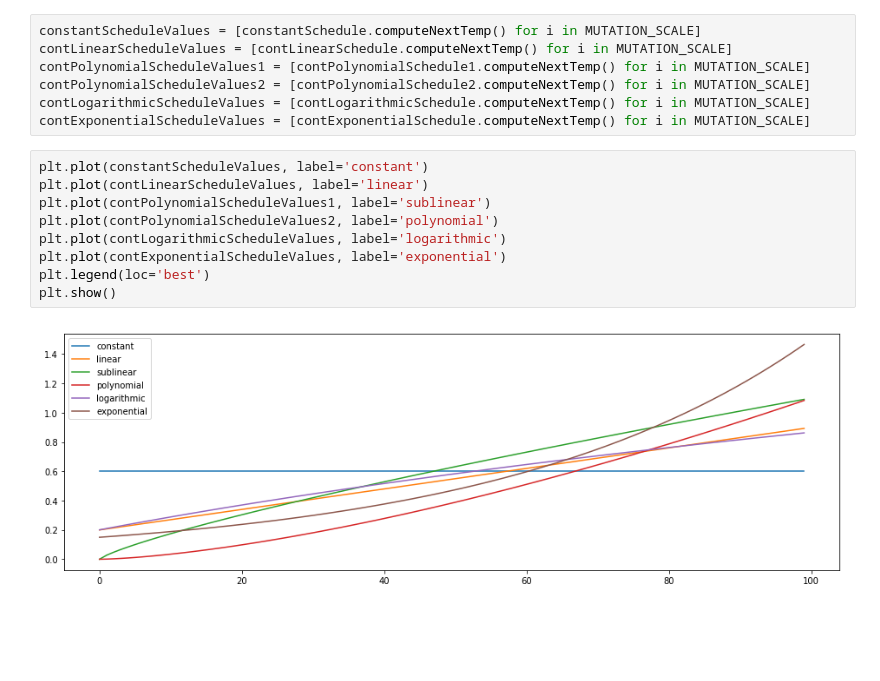
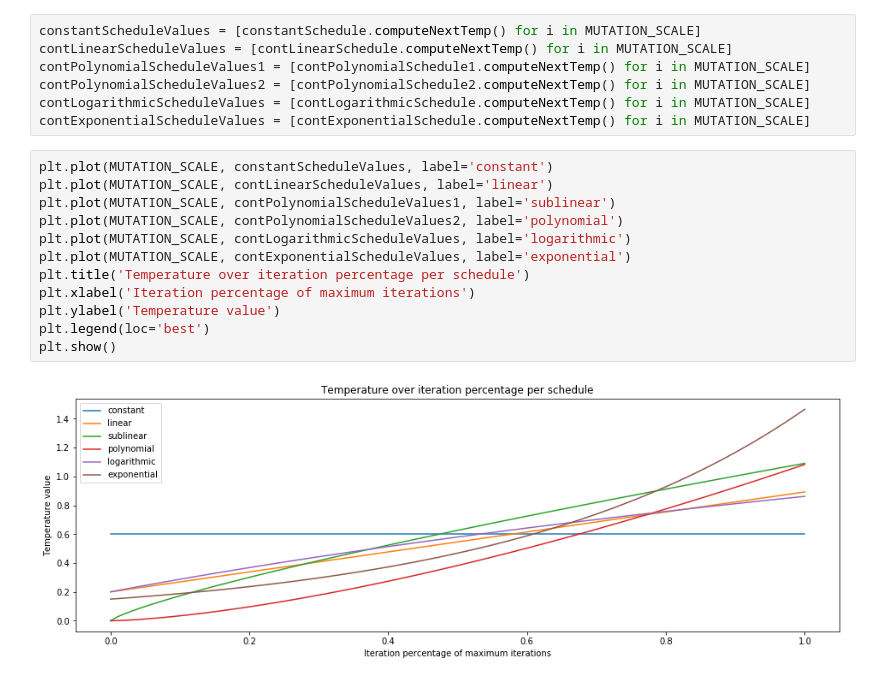
Before and after one commit to njroussel/SimulatedAnnealing, a Jupyter notebook: Schedules.ipynb, the cells around one changed output. Drawn from its saved outputs; the diff is of its cells as text; blank space fills up the shorter version.

Commit message:
Improve schedules plot

```diff
--- a/Schedules.ipynb
+++ b/Schedules.ipynb
@@ -22,13 +22,16 @@ contPolynomialScheduleValues2 = [contPolynomialSchedule2.computeNextTemp() for i
 contLogarithmicScheduleValues = [contLogarithmicSchedule.computeNextTemp() for i in MUTATION_SCALE]
 contExponentialScheduleValues = [contExponentialSchedule.computeNextTemp() for i in MUTATION_SCALE]
 # %%
-plt.plot(constantScheduleValues, label='constant')
-plt.plot(contLinearScheduleValues, label='linear')
-plt.plot(contPolynomialScheduleValues1, label='sublinear')
-plt.plot(contPolynomialScheduleValues2, label='polynomial')
-plt.plot(contLogarithmicScheduleValues, label='logarithmic')
-plt.plot(contExponentialScheduleValues, label='exponential')
+plt.plot(MUTATION_SCALE, constantScheduleValues, label='constant')
+plt.plot(MUTATION_SCALE, contLinearScheduleValues, label='linear')
+plt.plot(MUTATION_SCALE, contPolynomialScheduleValues1, label='sublinear')
+plt.plot(MUTATION_SCALE, contPolynomialScheduleValues2, label='polynomial')
+plt.plot(MUTATION_SCALE, contLogarithmicScheduleValues, label='logarithmic')
+plt.plot(MUTATION_SCALE, contExponentialScheduleValues, label='exponential')
+plt.title('Temperature over iteration percentage per schedule')
+plt.xlabel('Iteration percentage of maximum iterations')
+plt.ylabel('Temperature value')
 plt.legend(loc='best')
 plt.show()
 # %% [output]
-[figure, old version]
+[figure, new version]
```
